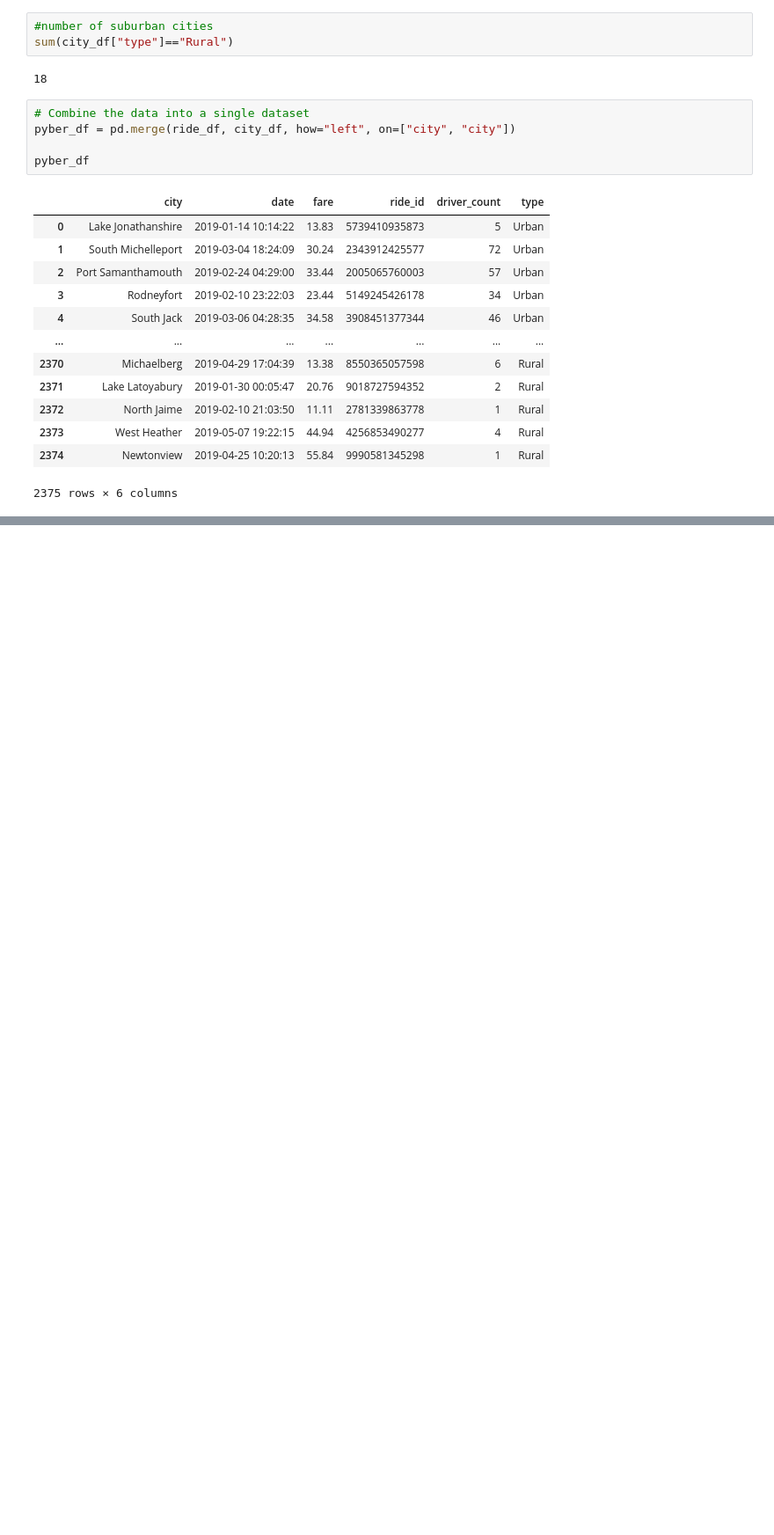
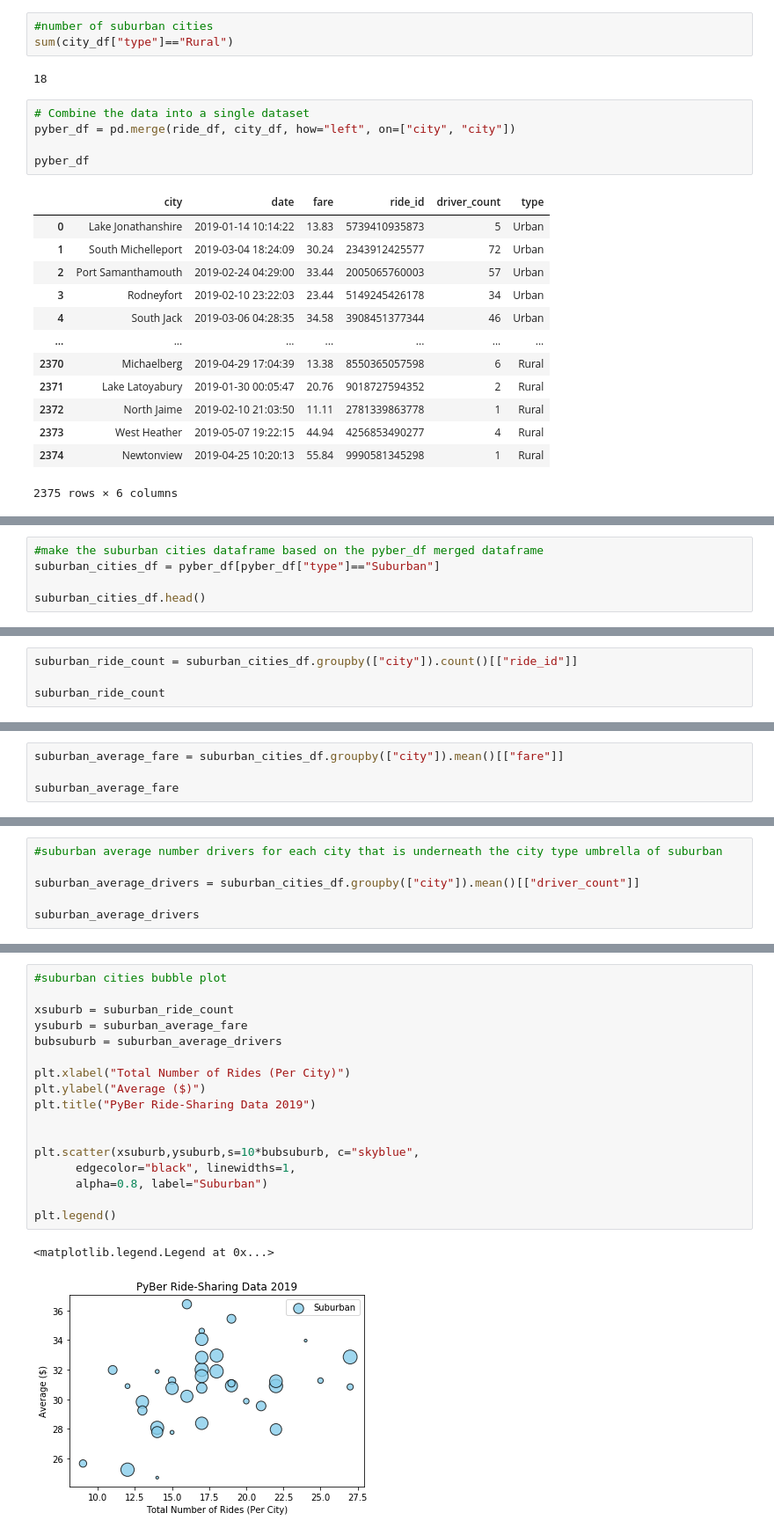
Before and after one commit to willmino/Pyber_Analysis, a Jupyter notebook: Pyber.ipynb, the cells around one changed output, grey strips where cells are left out. Shown at 88% size. Drawn from its saved outputs; the diff is of its cells as text; blank space fills up the shorter version.

```diff
--- a/Pyber.ipynb
+++ b/Pyber.ipynb
@@ -97,0 +126,5 @@ pyber_df
+# %%
+#make the suburban cities dataframe based on the pyber_df merged dataframe
+suburban_cities_df = pyber_df[pyber_df["type"]=="Suburban"]
+
+suburban_cities_df.head()
@@ -97,0 +180,4 @@ pyber_df
+# %%
+suburban_ride_count = suburban_cities_df.groupby(["city"]).count()[["ride_id"]]
+
+suburban_ride_count
@@ -97,0 +248,4 @@ pyber_df
+# %%
+suburban_average_fare = suburban_cities_df.groupby(["city"]).mean()[["fare"]]
+
+suburban_average_fare
@@ -97,0 +316,6 @@ pyber_df
+# %%
+#suburban average number drivers for each city that is underneath the city type umbrella of suburban
+
+suburban_average_drivers = suburban_cities_df.groupby(["city"]).mean()[["driver_count"]]
+
+suburban_average_drivers
@@ -97,0 +392,20 @@ pyber_df
+# %%
+#suburban cities bubble plot
+
+xsuburb = suburban_ride_count
+ysuburb = suburban_average_fare
+bubsuburb = suburban_average_drivers
+
+plt.xlabel("Total Number of Rides (Per City)")
+plt.ylabel("Average ($)")
+plt.title("PyBer Ride-Sharing Data 2019")
+
+
+plt.scatter(xsuburb,ysuburb,s=10*bubsuburb, c="skyblue",
+      edgecolor="black", linewidths=1,
+      alpha=0.8, label="Suburban")
+
+plt.legend()
+# %% [output]
+<matplotlib.legend.Legend at 0x...>
+[figure, added]
```
Also changed, not shown: parts of 19 cells of this notebook, 1 other file.
